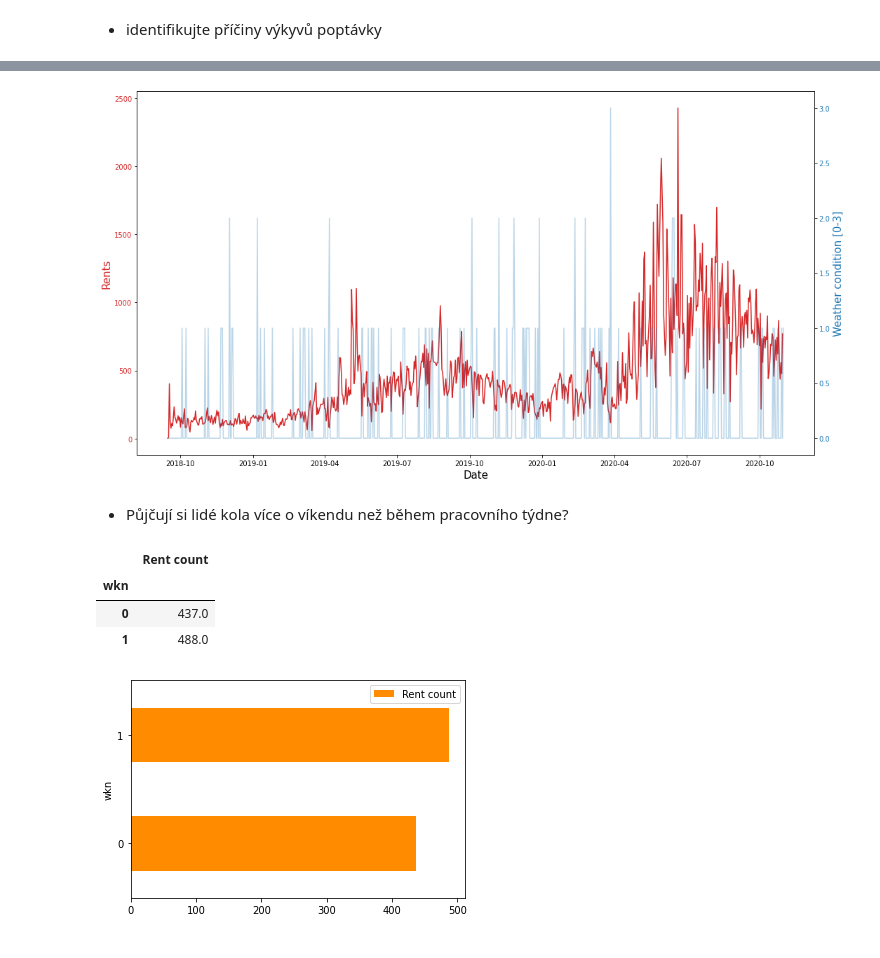
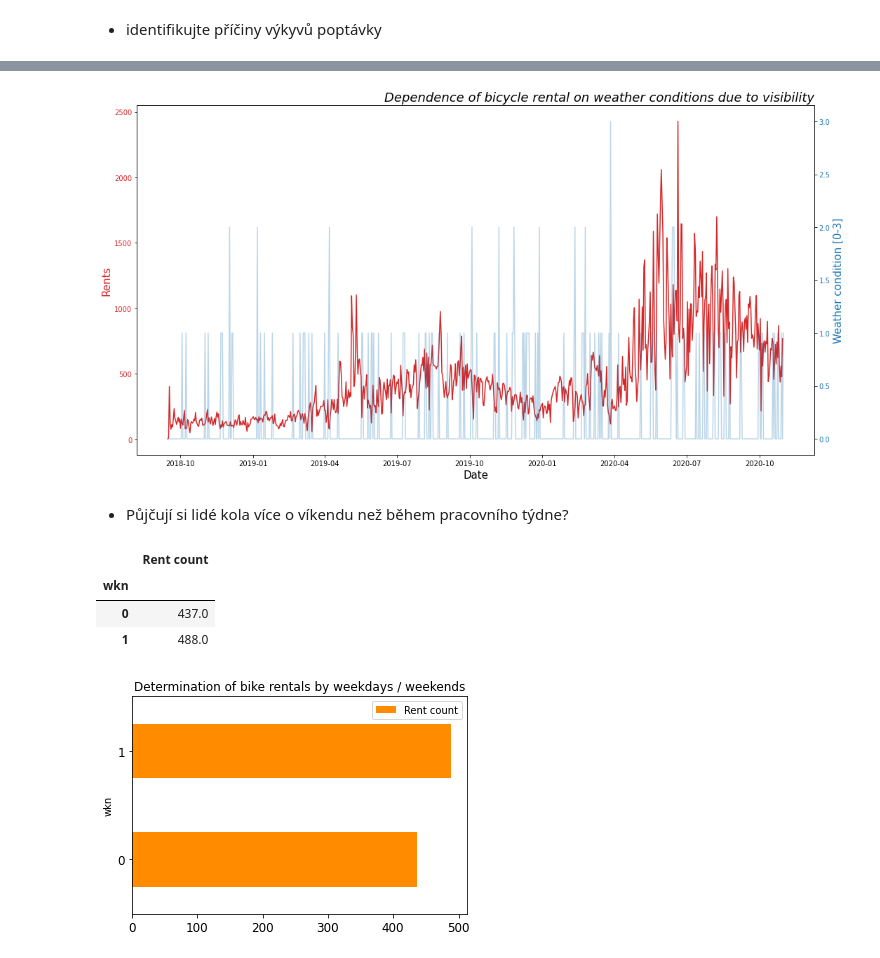
Before and after one commit to tompoles/Portfolio, a Jupyter notebook: Edinbourgh_bikes_engeto_project.ipynb, the cells around one changed output, grey strips where cells are left out. Cells and saved outputs as stored; diff of their text form; code cells hidden in the pictures.

```diff
--- a/Edinbourgh_bikes_engeto_project.ipynb
+++ b/Edinbourgh_bikes_engeto_project.ipynb
@@ -364,6 +411,7 @@ y1 = EW_DF['W_condition']
 x2 = df_dem['date']
 y2 = df_dem['Rent count']
 
+plt.title('Dependence of bicycle rental on weather conditions due to visibility', x=1, loc='right', fontstyle='italic', fontsize=18)
 color = 'tab:red'
 ax1.set_xlabel('Date', fontsize=15)
 ax1.set_ylabel('Rents', color=color, fontsize=15)
@@ -379,20 +427,20 @@ ax2.tick_params(axis='y', labelcolor=color)
 fig.tight_layout()
 plt.show()
 # %% [output]
-[figure, old version]
+[figure, new version]
 # %% [markdown]
 *   Půjčují si lidé kola více o víkendu než během pracovního týdne?
 # %%
 # urceni vikendu, kde vikend = 1, prac. den = 0
 df_dem['wkn'] = ((pd.DatetimeIndex(df_dem.date).dayofweek) // 5 == 1).astype(int)
 # Urceni pujcovani kol weekdays/weekends
 index = ['weekend', 'weekday']
 wkn_df = df_dem.groupby('wkn').mean().round(0)
-x = wkn_df.plot.barh(stacked=True, color='darkorange')
+x = wkn_df.plot.barh(stacked=True, color='darkorange', title='Determination of bike rentals by weekdays / weekends', fontsize=12)
 wkn_df
 # %% [output]
 |  | Rent count |
 | wkn |  |
 | 0 | 437.0 |
 | 1 | 488.0 |
-[figure, old version]
+[figure, new version]
```
Also changed, not shown: parts of 14 cells of this notebook.
